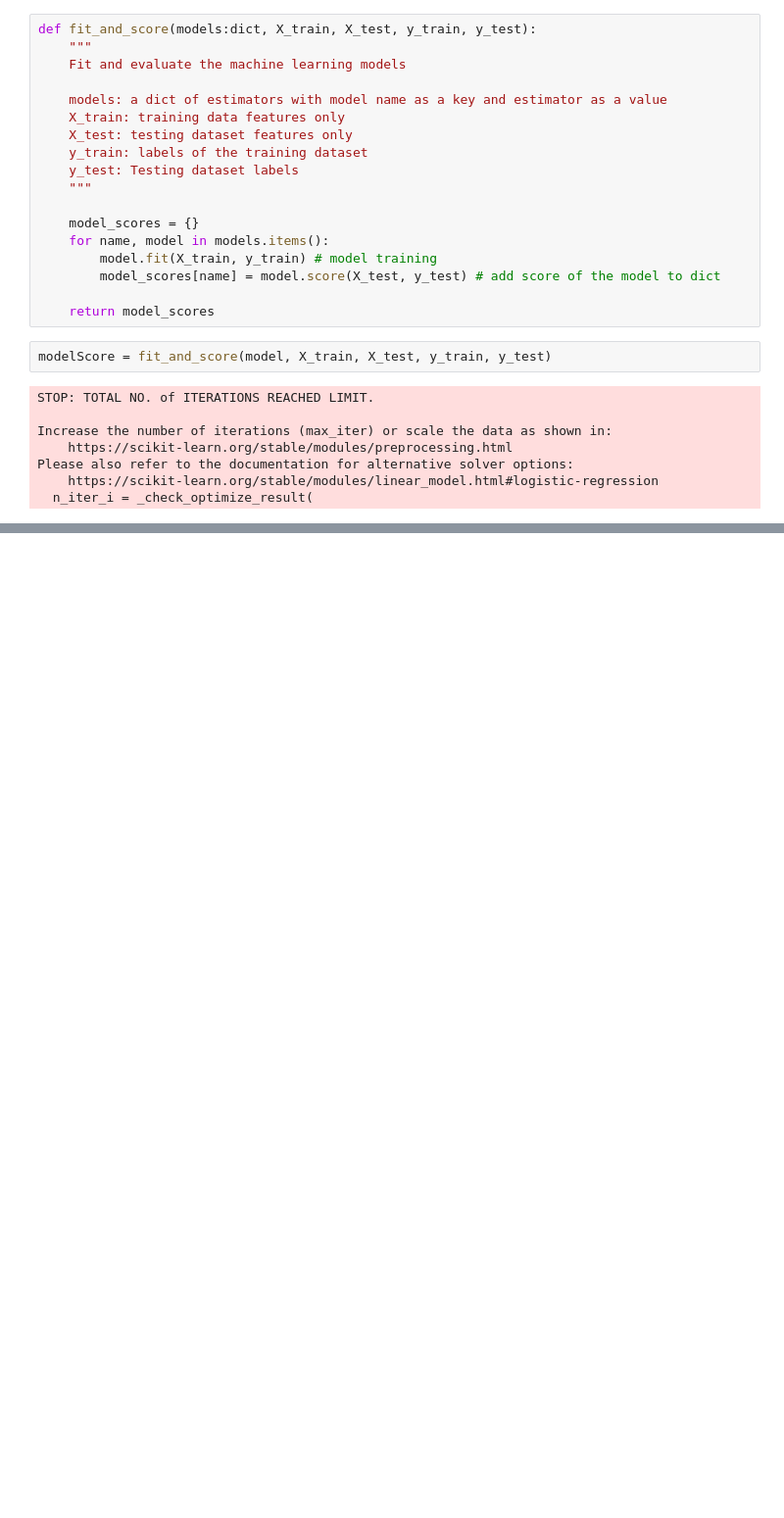
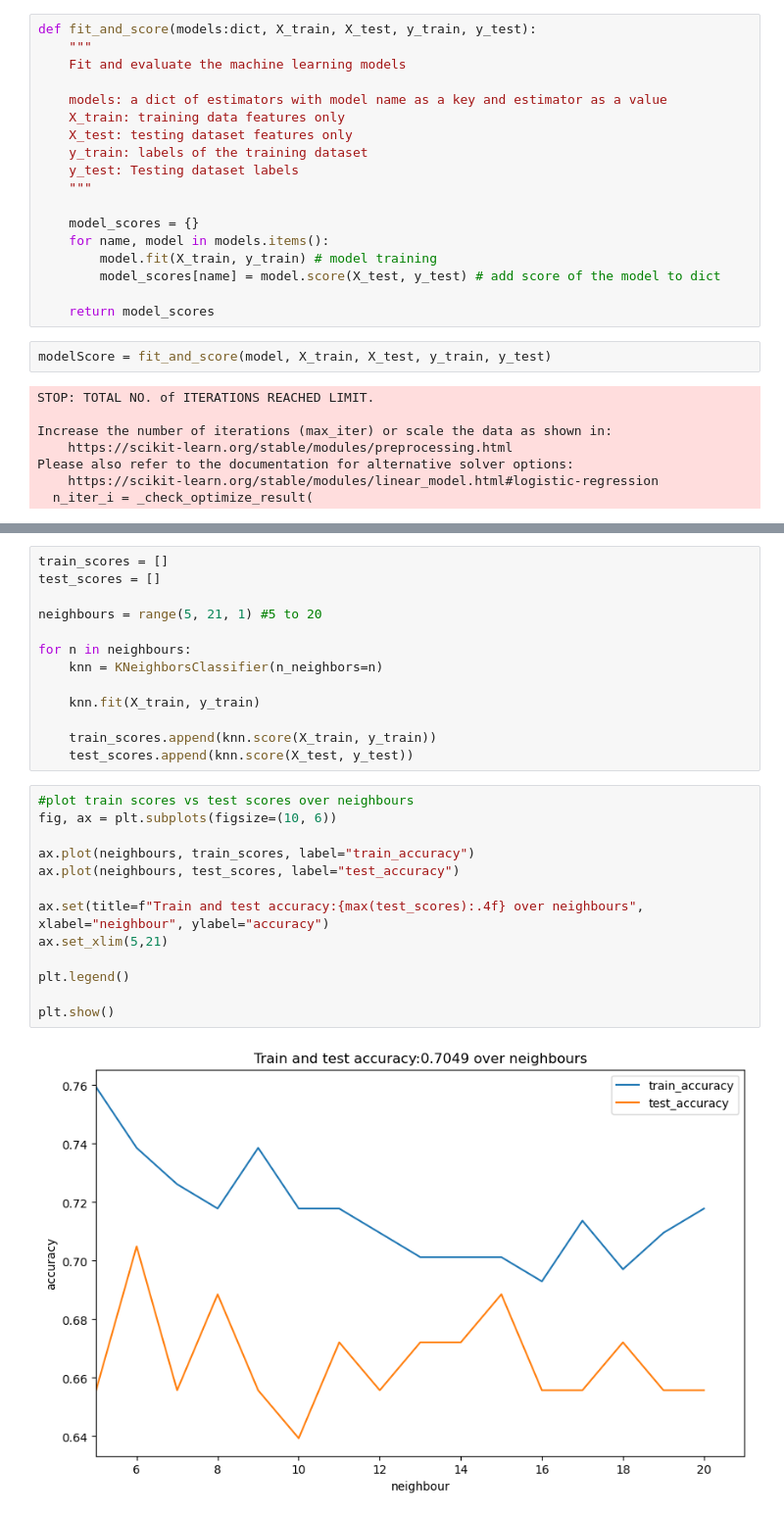
Before and after one commit to AkshilShah21/heart-disease-project, a Jupyter notebook: heart_disease.ipynb, the cells around one changed output, grey strips where cells are left out. Shown at 98% size. Drawn from its saved outputs; the diff is of its cells as text; blank space fills up the shorter version.

```diff
--- a/heart_disease.ipynb
+++ b/heart_disease.ipynb
@@ -418,0 +449,28 @@ plt.show()
+# %%
+train_scores = []
+test_scores = []
+
+neighbours = range(5, 21, 1) #5 to 20
+
+for n in neighbours:
+    knn = KNeighborsClassifier(n_neighbors=n)
+
+    knn.fit(X_train, y_train)
+
+    train_scores.append(knn.score(X_train, y_train))
+    test_scores.append(knn.score(X_test, y_test))
+# %%
+#plot train scores vs test scores over neighbours
+fig, ax = plt.subplots(figsize=(10, 6))
+
+ax.plot(neighbours, train_scores, label="train_accuracy")
+ax.plot(neighbours, test_scores, label="test_accuracy")
+
+ax.set(title=f"Train and test accuracy:{max(test_scores):.4f} over neighbours", xlabel="neighbour", ylabel="accuracy")
+ax.set_xlim(5,21)
+
+plt.legend()
+
+plt.show()
+# %% [output]
+[figure, added]
```
Also changed, not shown: parts of 17 cells of this notebook, 1 other file.
